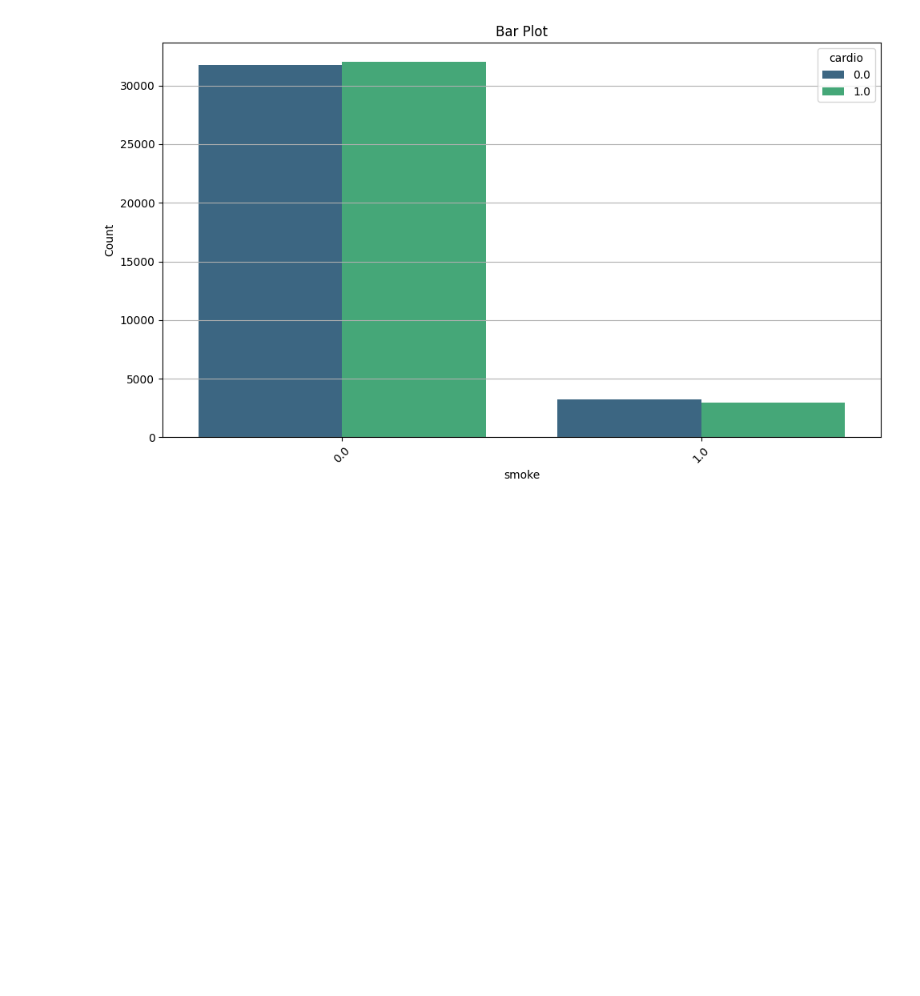
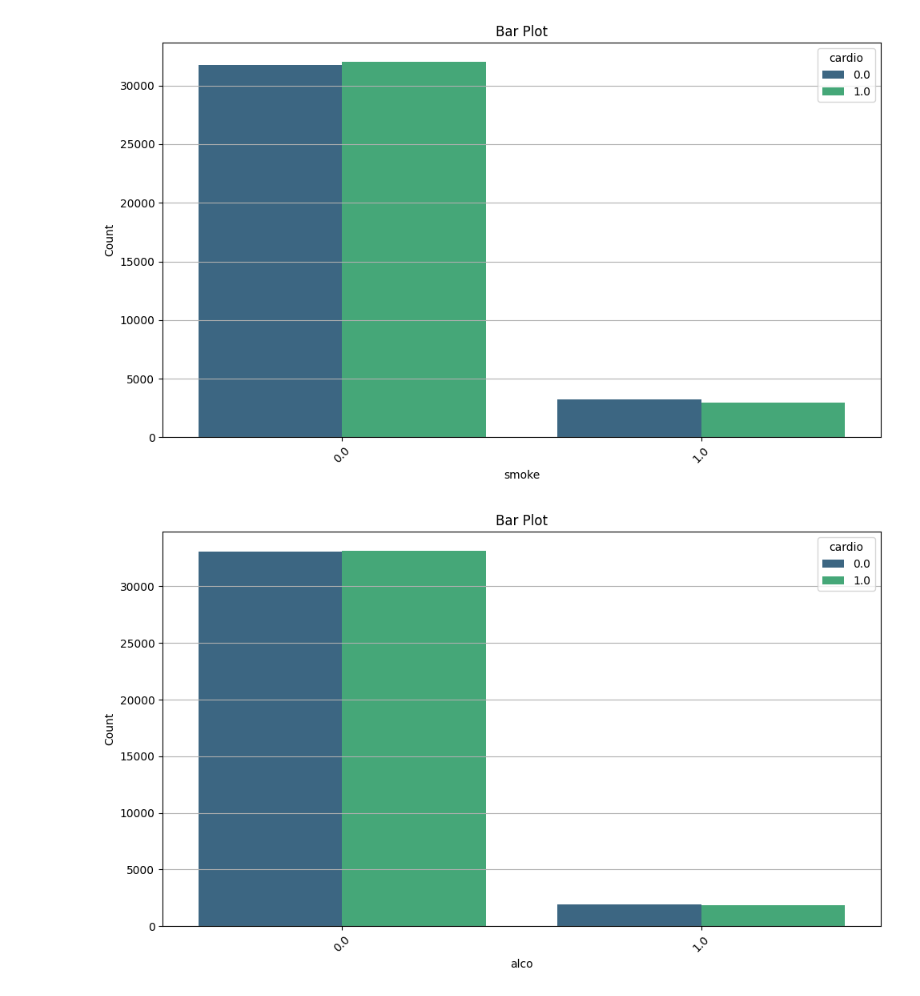
Before and after one commit to kenansamet/DASC, a Jupyter notebook: PredictiveChallenge/EDA_generic.ipynb, the cells around one changed output. Drawn from its saved outputs; the diff is of its cells as text; code cells hidden in the pictures; blank space fills up the shorter version.

```diff
--- a/PredictiveChallenge/EDA_generic.ipynb
+++ b/PredictiveChallenge/EDA_generic.ipynb
@@ -307,3 +307,7 @@ barplot_for_columns(df, 'gender','cardio')
 barplot_for_columns(df, 'smoke','cardio')
 # %% [output]
 [figure]
+# %%
+barplot_for_columns(df, 'alco','cardio')
+# %% [output]
+[figure, added]
```
Also changed, not shown: 5 other files.
